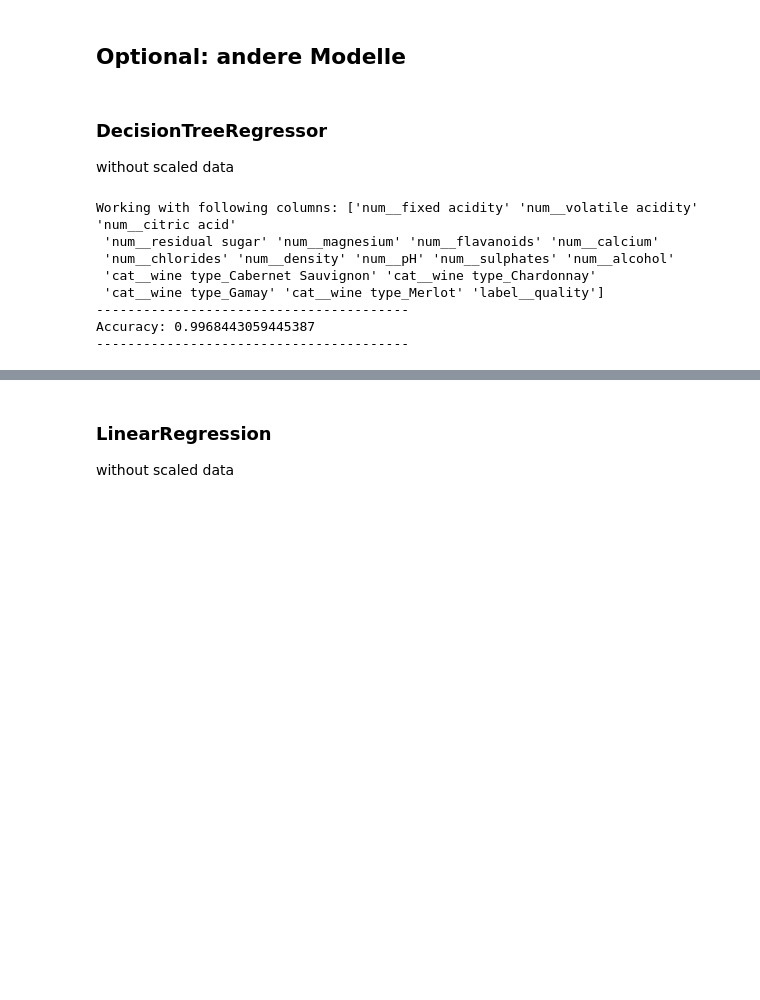
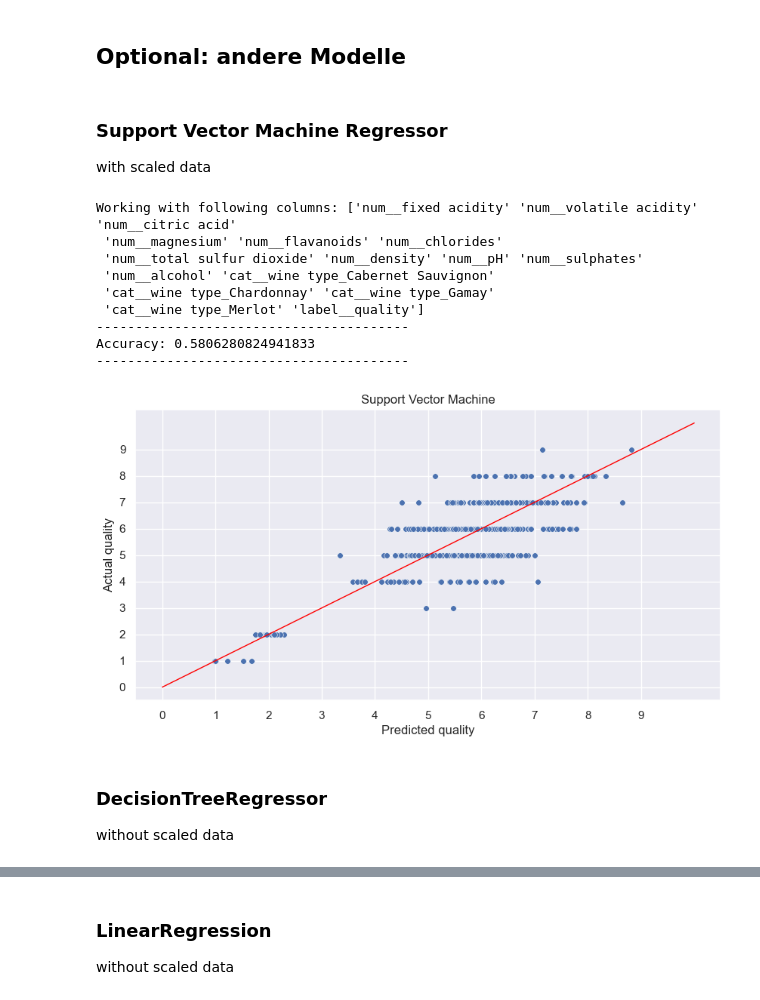
Before and after one commit to kevin-eberhardt/data-science, a Jupyter notebook: notebooks/validation.ipynb, the cells around one changed output, grey strips where cells are left out. Drawn from its saved outputs; the diff is of its cells as text; code cells hidden in the pictures; blank space fills up the shorter version.

```diff
--- a/notebooks/validation.ipynb
+++ b/notebooks/validation.ipynb
@@ -262,29 +282,21 @@ Accuracy: 0.9823787599976226
 # %% [markdown]
 ## Optional: andere Modelle
+# %% [markdown]
+### Support Vector Machine Regressor
+with scaled data
+# %%
+run_prediction(df, 'Support Vector Machine', scaler=True)
+# %% [output]
+Working with following columns: ['num__fixed acidity' 'num__volatile acidity' 'num__citric acid'
+ 'num__magnesium' 'num__flavanoids' 'num__chlorides'
+ 'num__total sulfur dioxide' 'num__density' 'num__pH' 'num__sulphates'
+ 'num__alcohol' 'cat__wine type_Cabernet Sauvignon'
+ 'cat__wine type_Chardonnay' 'cat__wine type_Gamay'
+ 'cat__wine type_Merlot' 'label__quality']
+----------------------------------------
+Accuracy: 0.5806280824941833
+----------------------------------------
+[figure, added]
 # %% [markdown]
 ### DecisionTreeRegressor
 without scaled data
-# %%
-def run_decision_tree_regressor(df):
-
-    cleaned_data = cleaning_pipeline.fit_transform(df)
-
-    #load model with pickle
-    model = pickle.load(open('./task_2/models/DecisionTreeRegressor.pkl', 'rb'))
-    X = cleaned_data.drop('label__quality', axis=1)
-    y = cleaned_data['label__quality']
-    print("----------------------------------------")
-    print("Accuracy:", model.score(X, y))
-    print("----------------------------------------")
-
-
-run_decision_tree_regressor(df)
-# %% [output]
-Working with following columns: ['num__fixed acidity' 'num__volatile acidity' 'num__citric acid'
- 'num__residual sugar' 'num__magnesium' 'num__flavanoids' 'num__calcium'
- 'num__chlorides' 'num__density' 'num__pH' 'num__sulphates' 'num__alcohol'
- 'cat__wine type_Cabernet Sauvignon' 'cat__wine type_Chardonnay'
- 'cat__wine type_Gamay' 'cat__wine type_Merlot' 'label__quality']
-----------------------------------------
-Accuracy: 0.9968443059445387
-----------------------------------------
```
Also changed, not shown: parts of 19 cells of this notebook, 2 other files.
